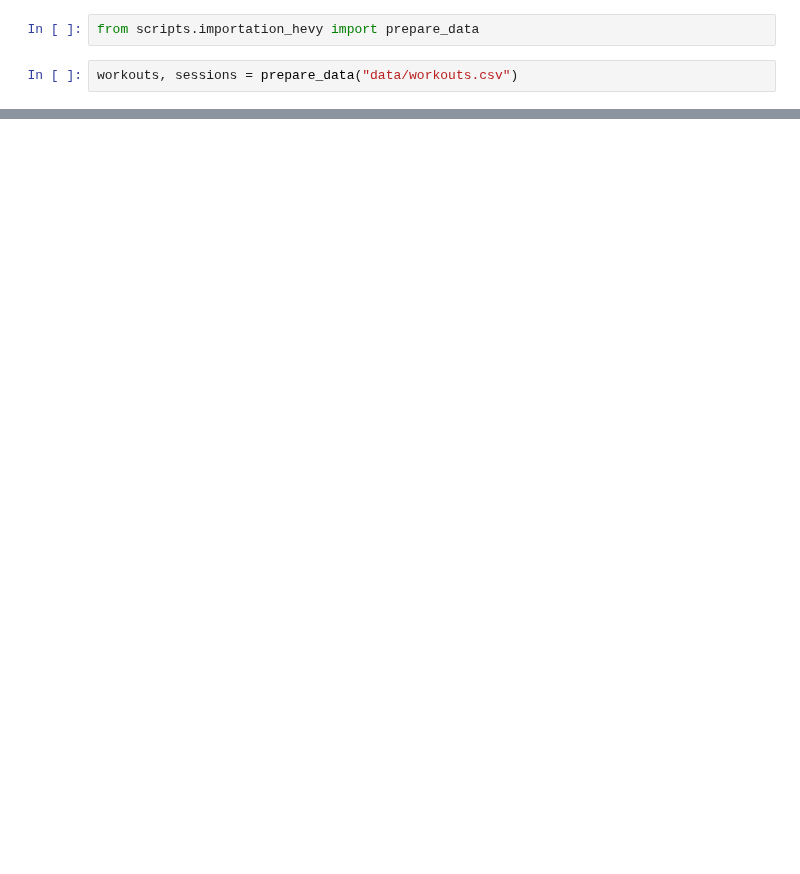
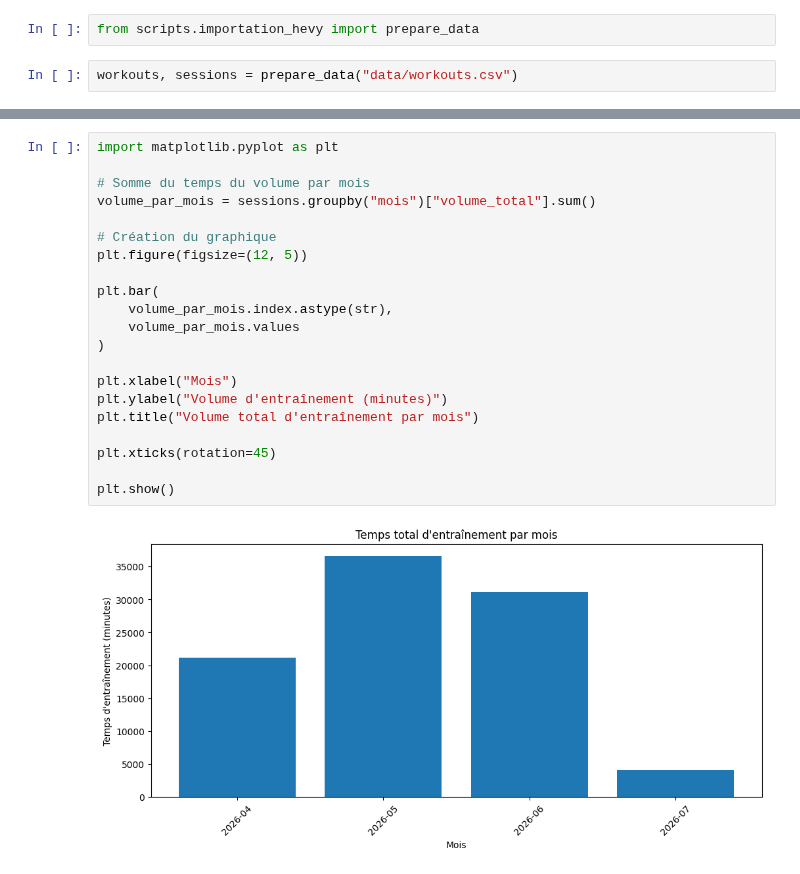
Before and after one commit to superpoupette/data-tab, a Jupyter notebook: notebooks/01_exploration.ipynb, the cells around one changed output, grey strips where cells are left out. Cells and saved outputs as stored; diff of their text form; blank space fills up the shorter version.

```diff
--- a/notebooks/01_exploration.ipynb
+++ b/notebooks/01_exploration.ipynb
@@ -31,0 +88,23 @@ sessions.head()
+# %%
+import matplotlib.pyplot as plt
+
+# Somme du temps du volume par mois
+volume_par_mois = sessions.groupby("mois")["volume_total"].sum()
+
+# Création du graphique
+plt.figure(figsize=(12, 5))
+
+plt.bar(
+    volume_par_mois.index.astype(str),
+    volume_par_mois.values
+)
+
+plt.xlabel("Mois")
+plt.ylabel("Volume d'entraînement (minutes)")
+plt.title("Volume total d'entraînement par mois")
+
+plt.xticks(rotation=45)
+
+plt.show()
+# %% [output]
+[figure, added]
```
Also changed, not shown: parts of 13 cells of this notebook.
